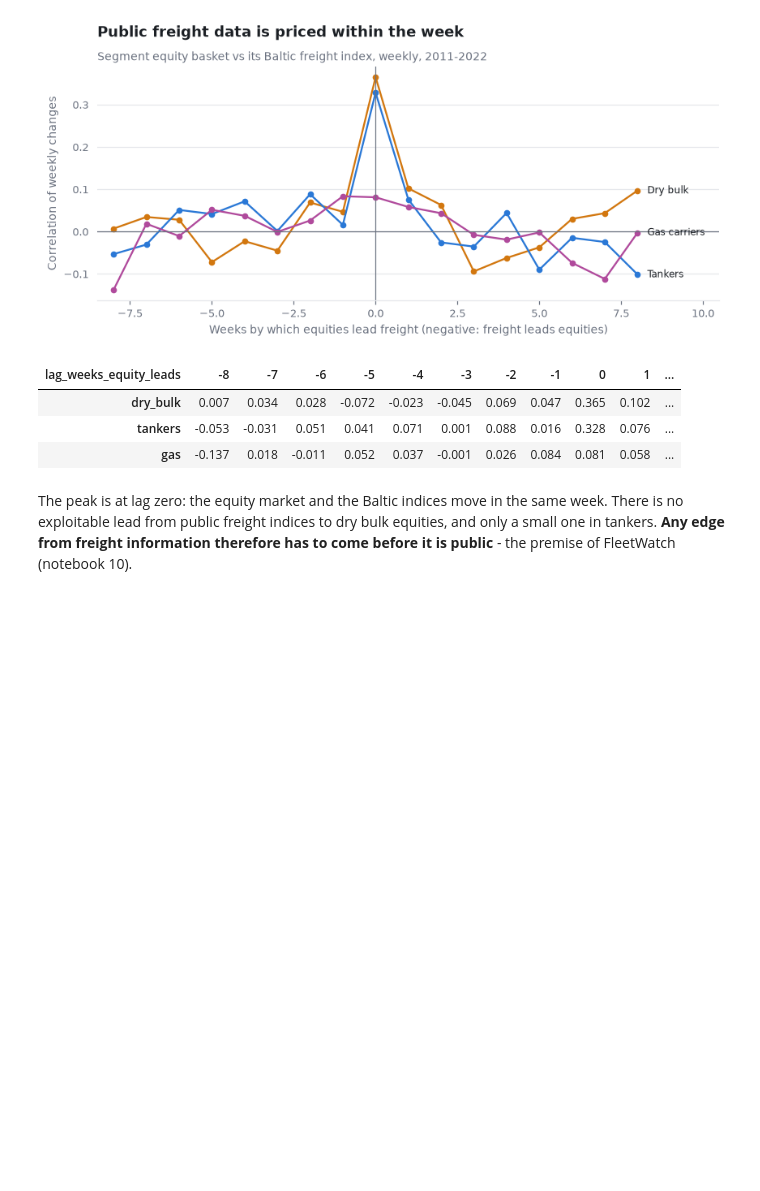
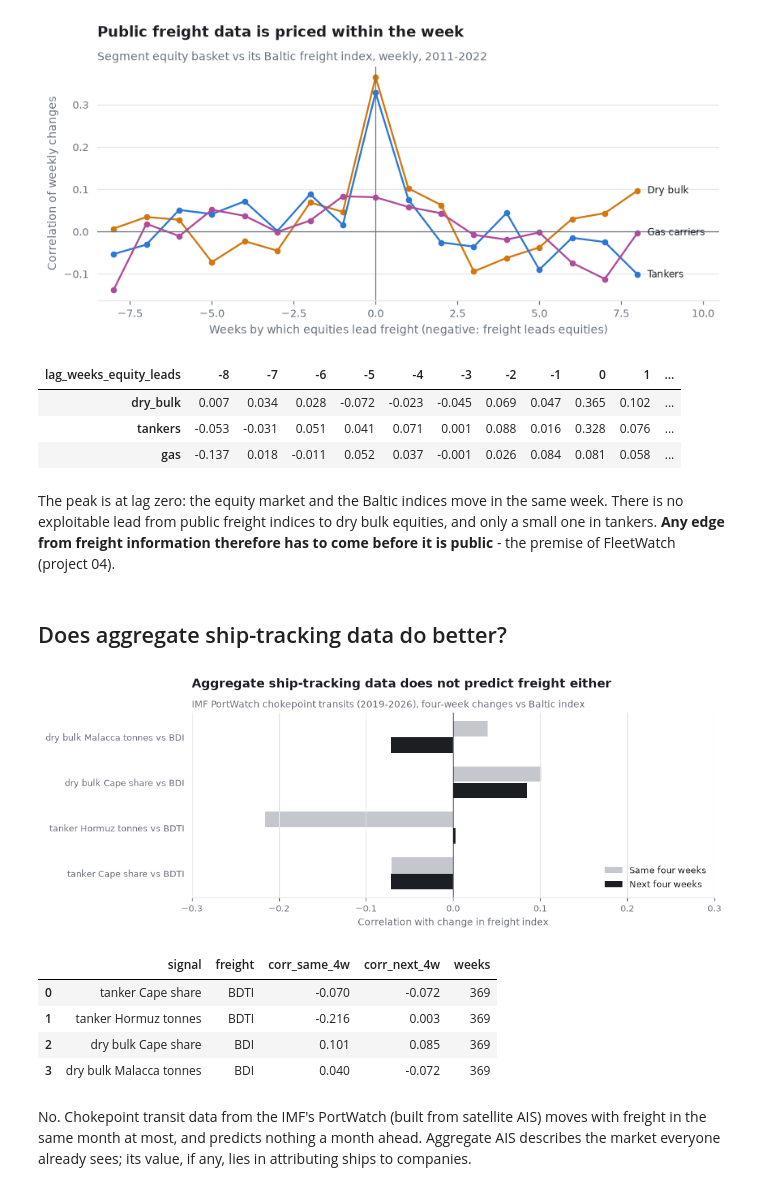
Before and after one commit to ambekarhrush/shipping-long-short-lab, a Jupyter notebook: 02-freight-priced-by-friday/notebooks/freight_vs_equities.ipynb, the cells around one changed output. Cells and saved outputs as stored; diff of their text form; code cells hidden in the pictures; blank space fills up the shorter version.

```diff
--- a/notebooks/02_fifteen_years_of_shipping.ipynb
+++ b/02-freight-priced-by-friday/notebooks/freight_vs_equities.ipynb
@@ -43,4 +43,21 @@ ll.round(3).T
 The peak is at lag zero: the equity market and the Baltic indices move in the same week. There
 is no exploitable lead from public freight indices to dry bulk equities, and only a small one in
 tankers. **Any edge from freight information therefore has to come before it is public** - the
-premise of FleetWatch (notebook 10).
+premise of FleetWatch (project 04).
+# %% [markdown]
+## Does aggregate ship-tracking data do better?
+# %%
+pwf = pd.read_csv(DATA / "results" / "portwatch_vs_freight.csv")
+fig = charts.portwatch_vs_freight(pwf); charts.save(fig, "02_portwatch"); plt.show()
+pwf.round(3)
+# %% [output]
+[figure, added]
+|  | signal | freight | corr_same_4w | corr_next_4w | weeks |
+| 0 | tanker Cape share | BDTI | -0.070 | -0.072 | 369 |
+| 1 | tanker Hormuz tonnes | BDTI | -0.216 | 0.003 | 369 |
+| 2 | dry bulk Cape share | BDI | 0.101 | 0.085 | 369 |
+| 3 | dry bulk Malacca tonnes | BDI | 0.040 | -0.072 | 369 |
+# %% [markdown]
+No. Chokepoint transit data from the IMF's PortWatch (built from satellite AIS) moves with
+freight in the same month at most, and predicts nothing a month ahead. Aggregate AIS describes
+the market everyone already sees; its value, if any, lies in attributing ships to companies.
```
Also changed, not shown: 37 other files.
